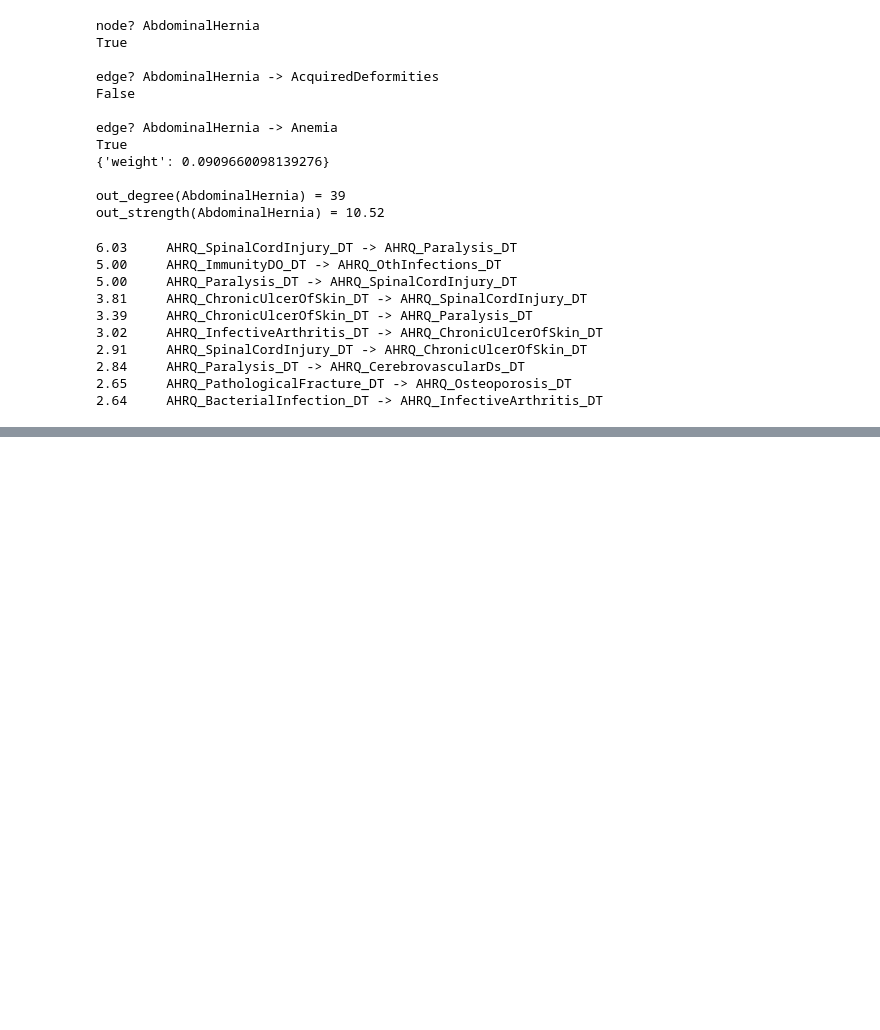
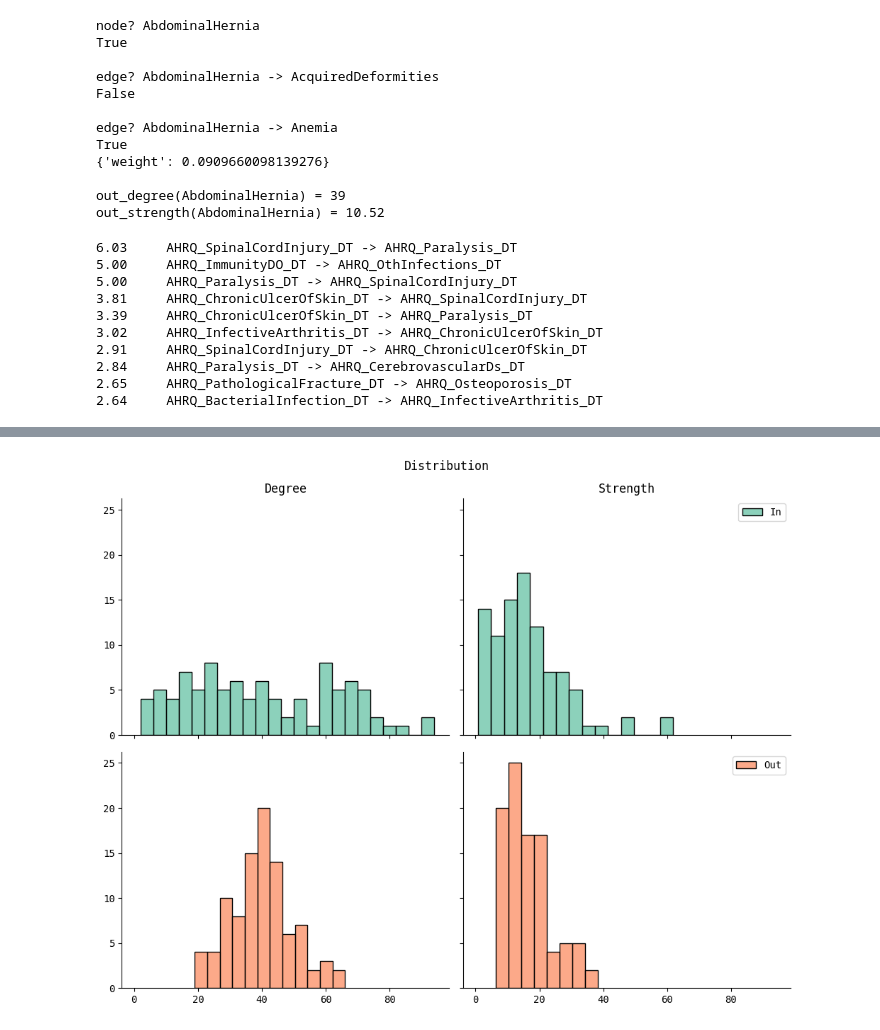
Before and after one commit to CristinaLiccia/co-morbidity-network-analysis, a Jupyter notebook: network_properties.ipynb, the cells around one changed output, grey strips where cells are left out. Cells and saved outputs as stored; diff of their text form; code cells hidden in the pictures; blank space fills up the shorter version.

```diff
--- a/network_properties.ipynb
+++ b/network_properties.ipynb
@@ -237,3 +245,25 @@ plt.show()
+# %%
+bins=4
+snspalette = sns.color_palette("Set2")
+
+fig, ((ax1, ax2), (ax3, ax4)) = plt.subplots(2, 2, sharex=True, sharey=True, figsize=(10, 8))
+
+fig.suptitle('Distribution')
+
+ax1.set_title('Degree')
+sns.histplot(in_degrees, ax=ax1, binwidth=bins).set(ylabel=None)
+sns.histplot(out_degrees, ax=ax3, binwidth=bins, color=snspalette[1]).set(ylabel=None)
+ax2.set_title('Strength')
+sns.histplot(in_strengths, ax=ax2, binwidth=bins)
+sns.histplot(out_strengths, ax=ax4, binwidth=bins, color=snspalette[1])
+ax2.legend(['In'])
+ax4.legend(['Out'])
+sns.despine()
+
+plt.tight_layout()
+plt.show()
+# %% [output]
+[figure, added]
 # %%
 # get the name of the condition without prefixes or suffizes
 def clean_condition(name):
```
Also changed, not shown: parts of 3 cells of this notebook.
